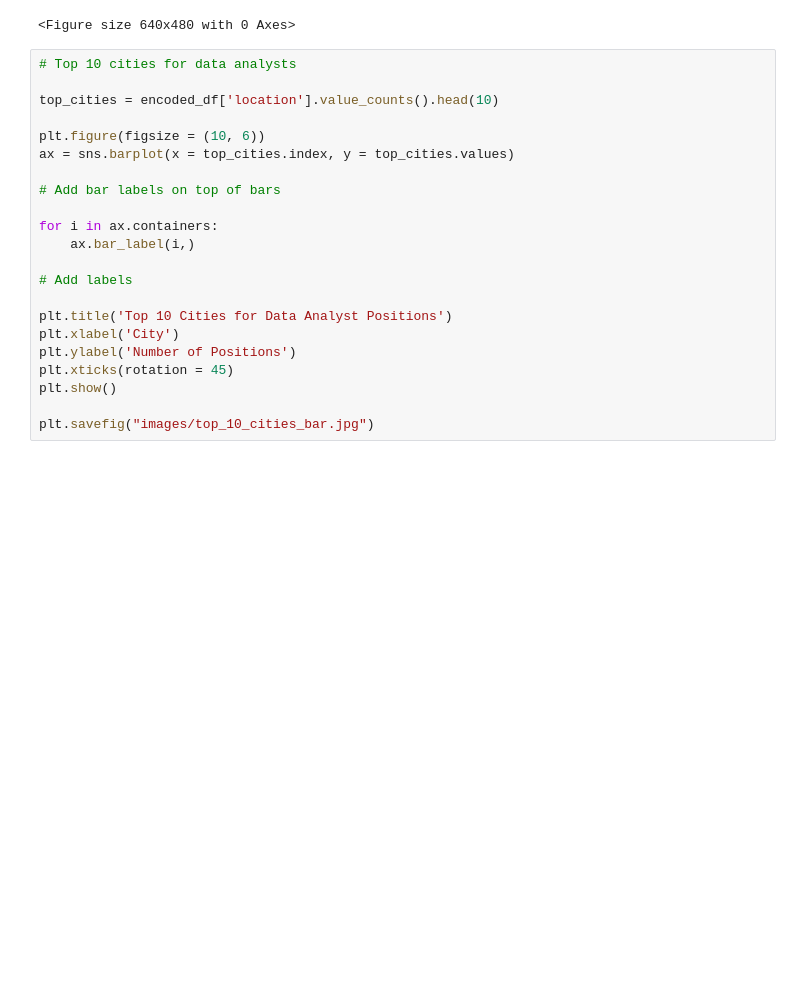
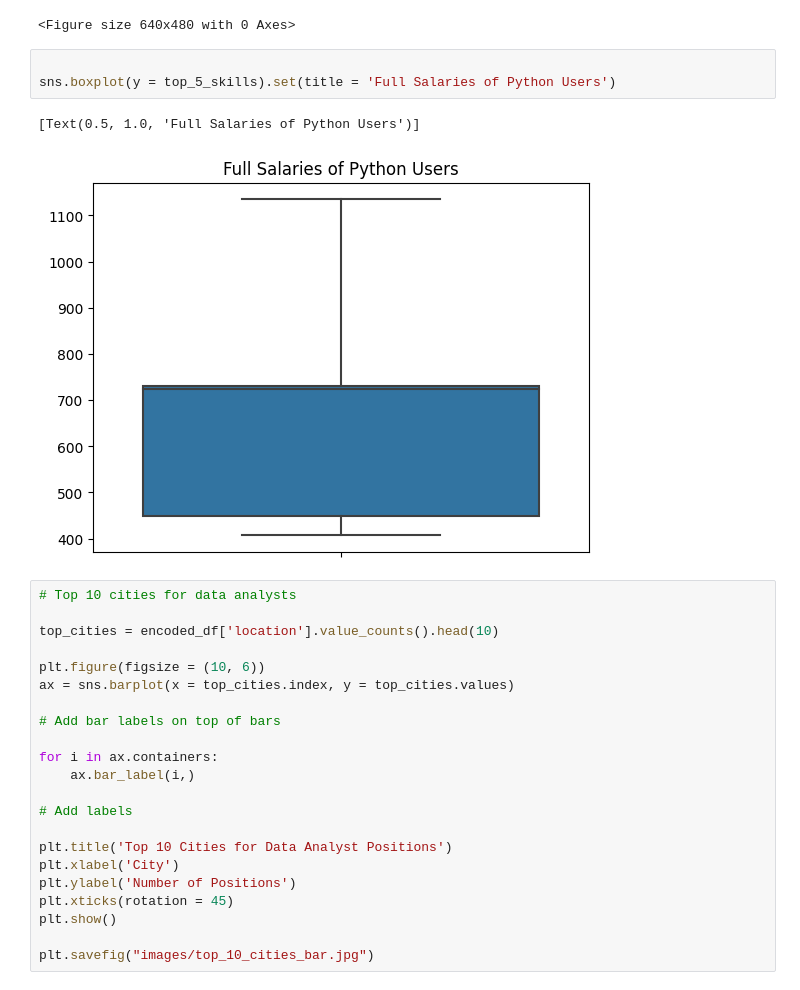
Before and after one commit to TechMikeSol/Job-Statistics, a Jupyter notebook: eda.ipynb, the cells around one changed output. Drawn from its saved outputs; the diff is of its cells as text; blank space fills up the shorter version.

```diff
--- a/eda.ipynb
+++ b/eda.ipynb
@@ -272,6 +283,12 @@ plt.savefig("images/top_5_skills_bar.jpg")
 # %% [output]
 [figure]
 <Figure size 640x480 with 0 Axes>
+# %%
+
+sns.boxplot(y = top_5_skills).set(title = 'Full Salaries of Python Users')
+# %% [output]
+[Text(0.5, 1.0, 'Full Salaries of Python Users')]
+[figure, added]
 # %%
 # Top 10 cities for data analysts
 
```
Also changed, not shown: parts of 4 cells of this notebook, 5 other files.
